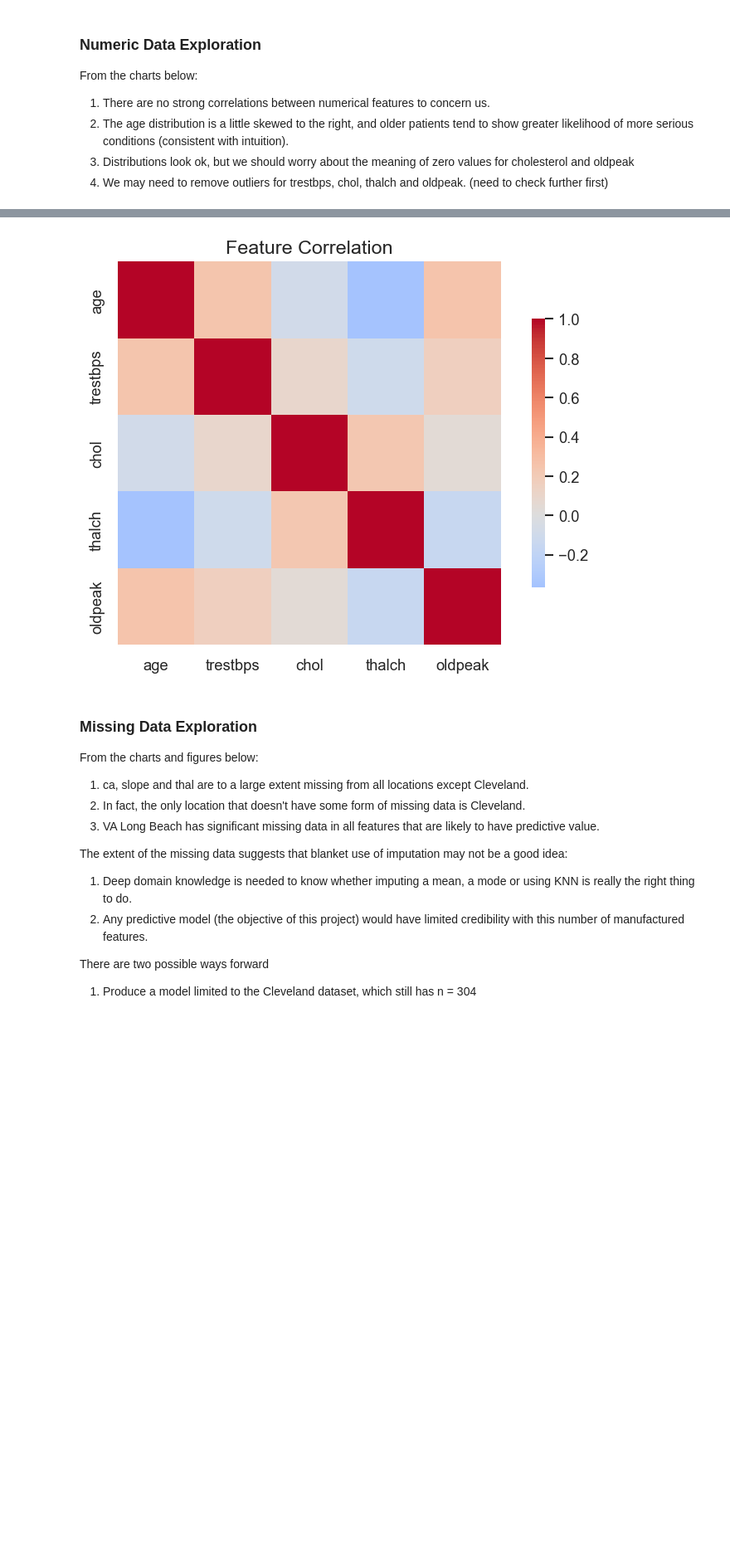
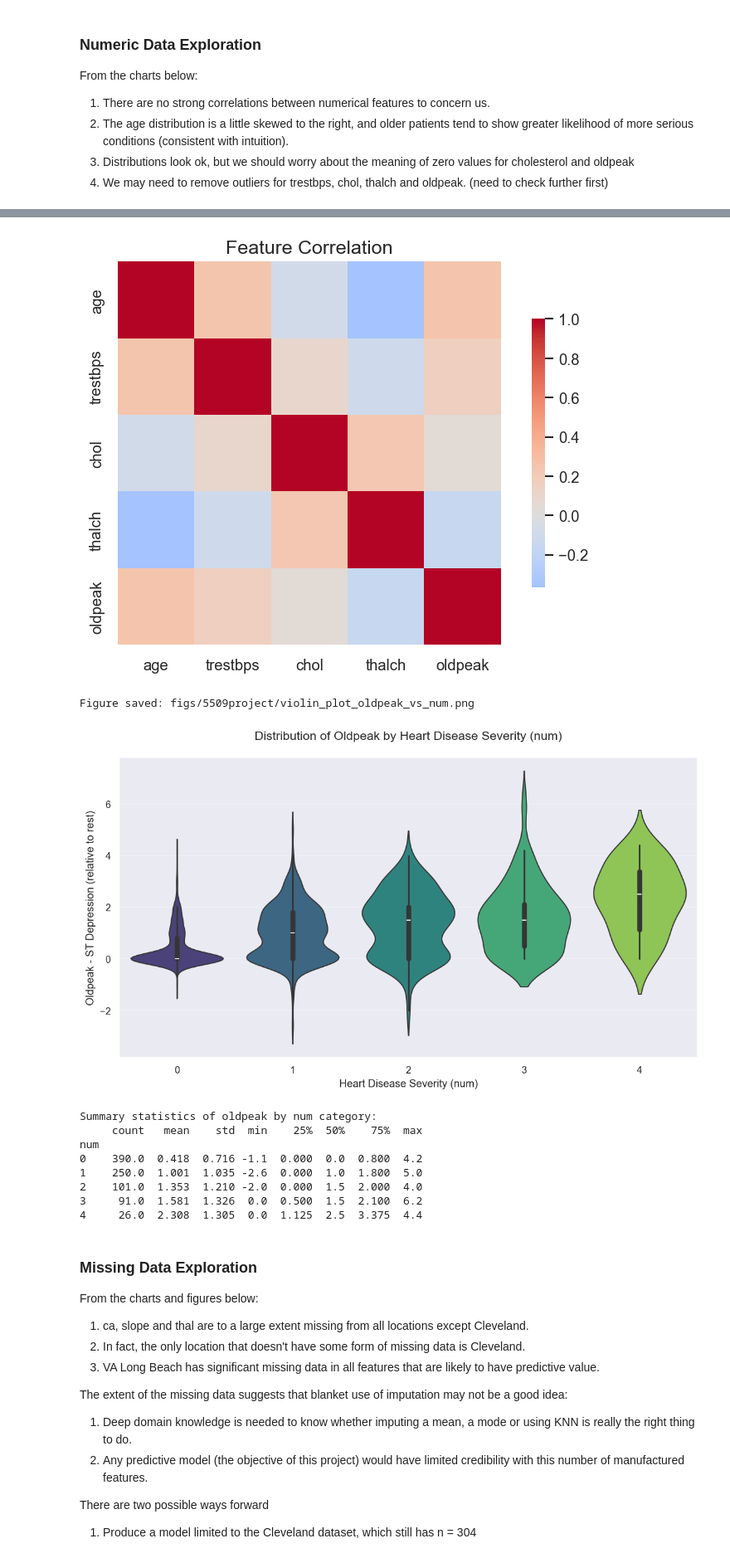
Before and after one commit to sean-coffey/ml-course-work, a Jupyter notebook: 5509_final_project.ipynb, the cells around one changed output, grey strips where cells are left out. Shown at 83% size. Cells and saved outputs as stored; diff of their text form; code cells hidden in the pictures; blank space fills up the shorter version.

```diff
--- a/5509_final_project.ipynb
+++ b/5509_final_project.ipynb
@@ -316,6 +353,7 @@ n_rows = math.ceil(n / n_cols)
 
 ## Let's start with a simple pairplot
 sns.pairplot(heart_data, hue=target_col, vars=num_cols, diag_kind="kde")
+save_figure("num_cols_pairplot")
 plt.show()
 
 fig, axes = plt.subplots(n_rows, n_cols, figsize=(n_cols * 4.5, n_rows * 3.5), constrained_layout=True)
@@ -334,6 +372,7 @@ for j in range(i + 1, len(axes)):
     axes[j].set_visible(False)
 
 fig.suptitle("Distributions of Numeric Features")
+save_figure("num_cols_dist")
 plt.show()
 
 fig, axes = plt.subplots(n_rows, n_cols, figsize=(n_cols * 4.5, n_rows * 3.5), constrained_layout=True)
@@ -352,11 +391,32 @@ for j in range(i + 1, len(axes)):
     axes[j].set_visible(False)
 
 fig.suptitle("Outliers for Numeric Features")
+save_figure("num_cols_outliers")
 plt.show()
 
 # Correlation heatmap
 corr = heart_data[num_cols].corr(numeric_only=True)
 sns.heatmap(corr, cmap="coolwarm", center=0, square=True, cbar_kws={"shrink": 0.7})
 plt.title("Feature Correlation")
+save_figure("num_cols_corr")
 plt.show()
+
+# Create violin plot for oldpeak vs num
+plt.figure(figsize=(10, 6))
+sns.violinplot(data=heart_data, x='num', y='oldpeak', palette='viridis')
+plt.title('Distribution of Oldpeak by Heart Disease Severity (num)', fontsize=14, pad=20)
+plt.xlabel('Heart Disease Severity (num)', fontsize=12)
+plt.ylabel('Oldpeak - ST Depression (relative to rest)', fontsize=12)
+
+# Add some styling
+plt.grid(True, alpha=0.3, axis='y')
+plt.tight_layout()
+
+# Save the figure using your existing save_figure function
+save_figure("violin_plot_oldpeak_vs_num")
+plt.show()
+
+# Optional: Add statistical information
+print("Summary statistics of oldpeak by num category:")
+print(heart_data.groupby('num')['oldpeak'].describe().round(3))
 # %% [output]
@@ -366,4 +430,14 @@ plt.show()
 [figure]
+Figure saved: figs/5509project/violin_plot_oldpeak_vs_num.png
+[figure, added]
+Summary statistics of oldpeak by num category:
+     count   mean    std  min    25%  50%    75%  max
+num
+0    390.0  0.418  0.716 -1.1  0.000  0.0  0.800  4.2
+1    250.0  1.001  1.035 -2.6  0.000  1.0  1.800  5.0
+2    101.0  1.353  1.210 -2.0  0.000  1.5  2.000  4.0
+3     91.0  1.581  1.326  0.0  0.500  1.5  2.100  6.2
+4     26.0  2.308  1.305  0.0  1.125  2.5  3.375  4.4
 # %% [markdown]
 ### Missing Data Exploration
 From the charts and figures below:
```
Also changed, not shown: parts of 16 cells of this notebook, 2 other files.
